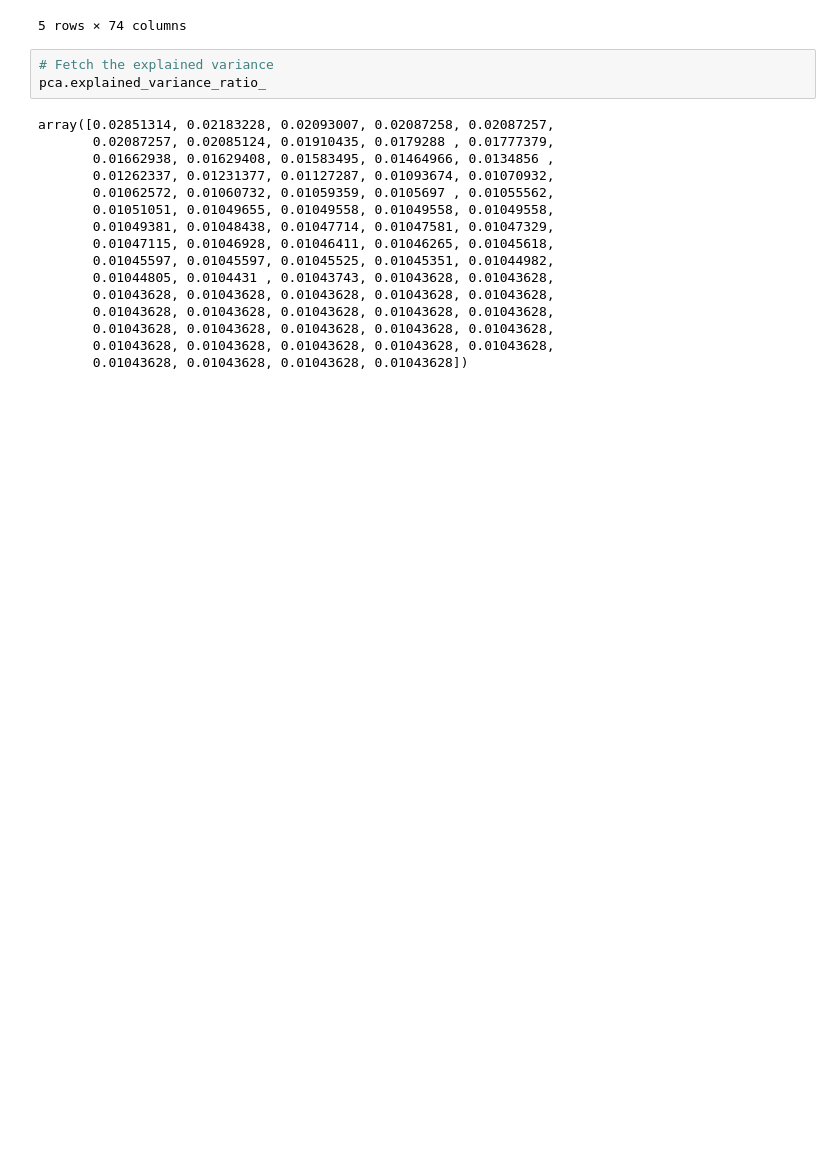
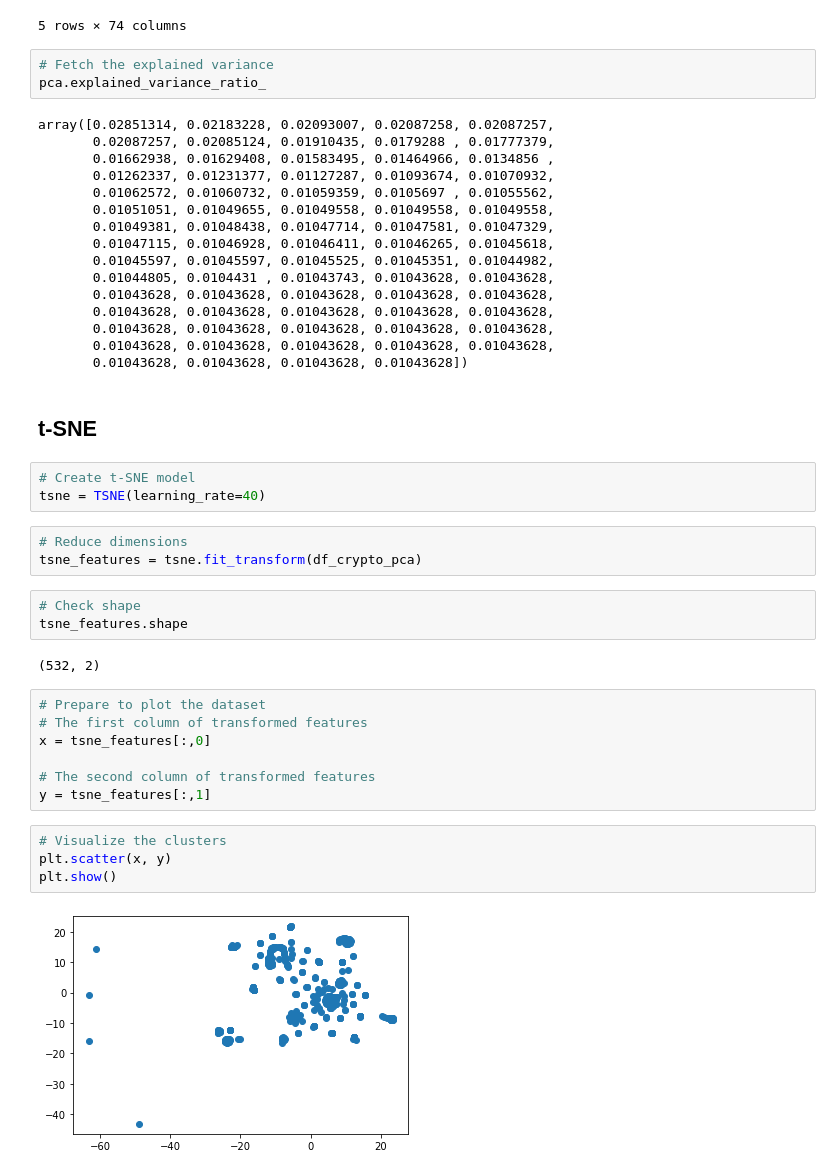
Before and after one commit to will5722/Cryptocurrency_Clusters, a Jupyter notebook: Cryptocurrency_Clusters.ipynb, the cells around one changed output. Saved outputs shown, nothing was run; the diff lists cells and outputs as text; blank space fills up the shorter version.

Commit message:
t-SNE, KMeans, scatter plot

```diff
--- a/Cryptocurrency_Clusters.ipynb
+++ b/Cryptocurrency_Clusters.ipynb
@@ -132,3 +132,29 @@ array([0.02851314, 0.02183228, 0.02093007, 0.02087258, 0.02087257,
        0.01043628, 0.01043628, 0.01043628, 0.01043628, 0.01043628,
        0.01043628, 0.01043628, 0.01043628, 0.01043628, 0.01043628,
        0.01043628, 0.01043628, 0.01043628, 0.01043628])
+# %% [markdown]
+## t-SNE
+# %%
+# Create t-SNE model
+tsne = TSNE(learning_rate=40)
+# %%
+# Reduce dimensions
+tsne_features = tsne.fit_transform(df_crypto_pca)
+# %%
+# Check shape
+tsne_features.shape
+# %% [output]
+(532, 2)
+# %%
+# Prepare to plot the dataset
+# The first column of transformed features
+x = tsne_features[:,0]
+
+# The second column of transformed features
+y = tsne_features[:,1]
+# %%
+# Visualize the clusters
+plt.scatter(x, y)
+plt.show()
+# %% [output]
+[figure, added]
```
Also changed, not shown: parts of 9 cells of this notebook.
